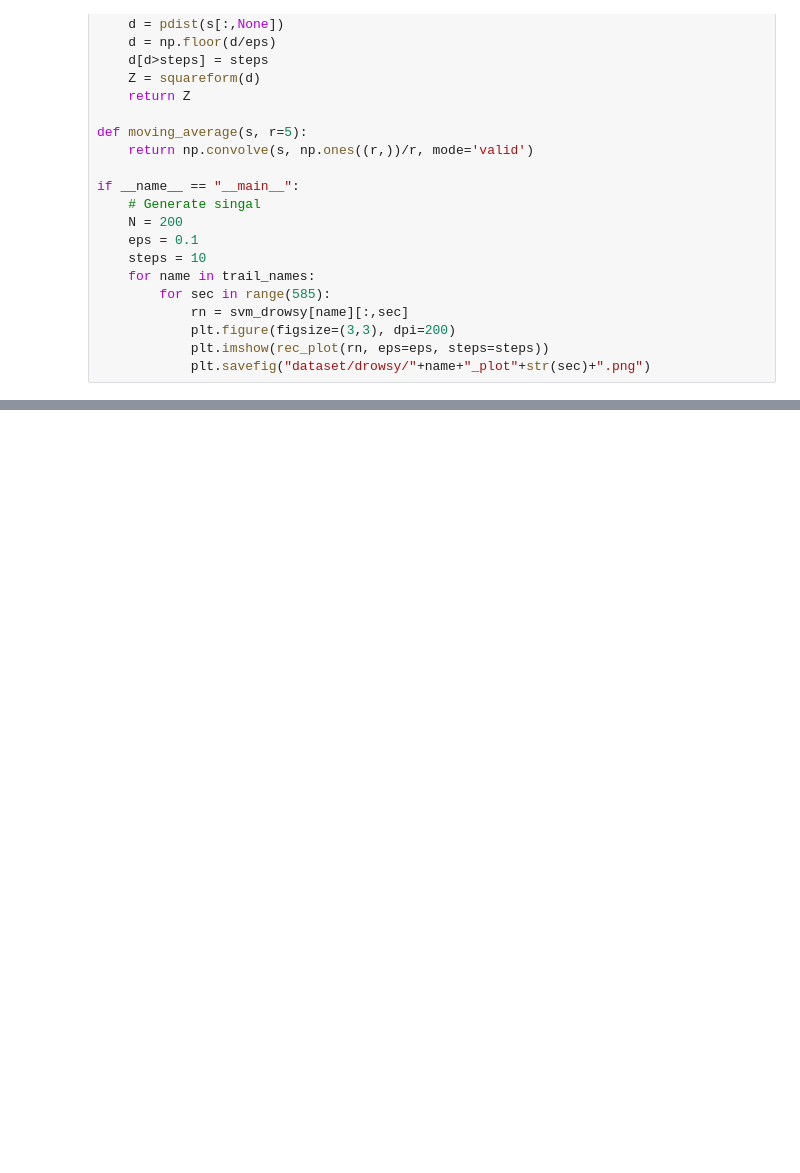
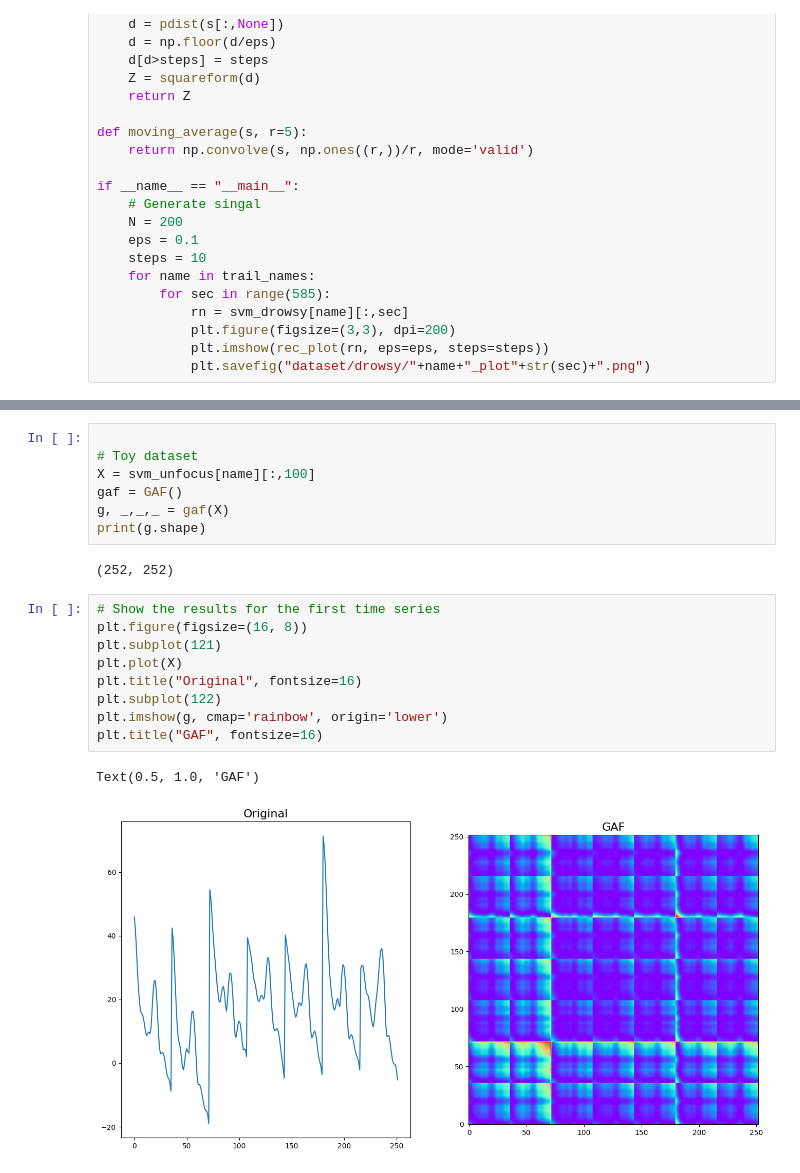
Before and after one commit to metal0bird/attention_eeg, a Jupyter notebook: SVM_PCA.ipynb, the cells around one changed output, grey strips where cells are left out. Drawn from its saved outputs; the diff is of its cells as text; blank space fills up the shorter version.

```diff
--- a/SVM_PCA.ipynb
+++ b/SVM_PCA.ipynb
@@ -659,0 +713,21 @@ if __name__ == "__main__":
+# %%
+
+# Toy dataset
+X = svm_unfocus[name][:,100]
+gaf = GAF()
+g, _,_,_ = gaf(X)
+print(g.shape)
+# %% [output]
+(252, 252)
+# %%
+# Show the results for the first time series
+plt.figure(figsize=(16, 8))
+plt.subplot(121)
+plt.plot(X)
+plt.title("Original", fontsize=16)
+plt.subplot(122)
+plt.imshow(g, cmap='rainbow', origin='lower')
+plt.title("GAF", fontsize=16)
+# %% [output]
+Text(0.5, 1.0, 'GAF')
+[figure, added]
```
Also changed, not shown: parts of 7 cells of this notebook, 3 other files.
